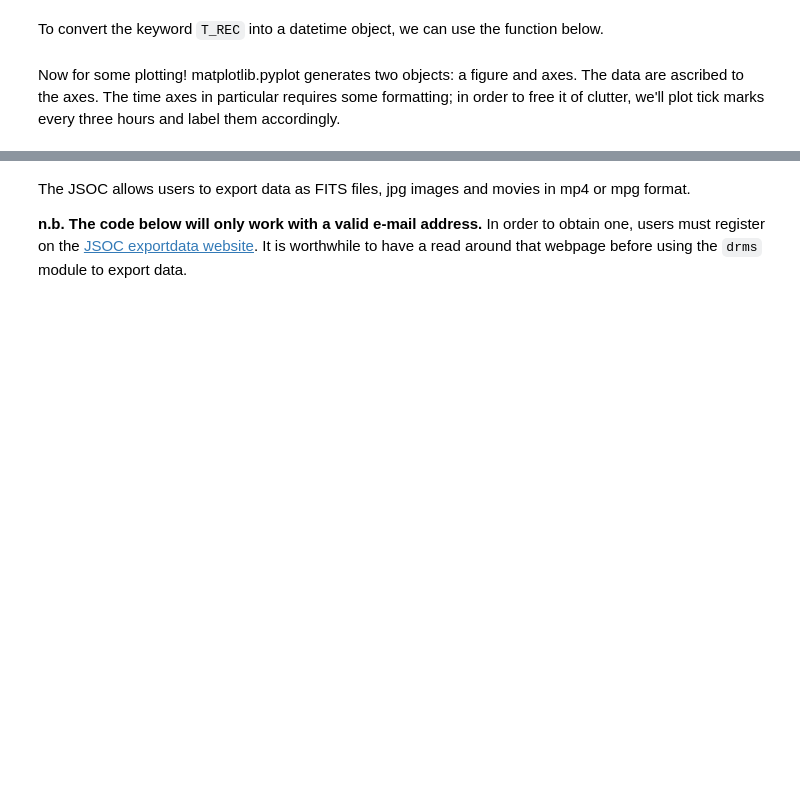
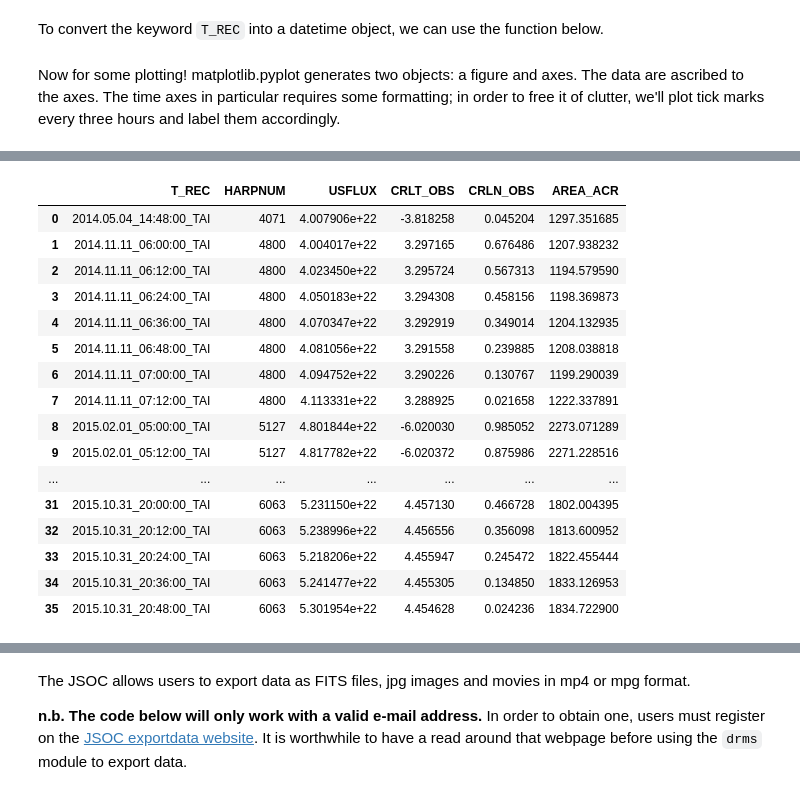
Before and after one commit to mbobra/SHARPs, a Jupyter notebook: plot_swx_d3.ipynb, the cells around one changed output, grey strips where cells are left out. Cells and saved outputs as stored; diff of their text form; code cells hidden in the pictures; blank space fills up the shorter version.

Commit message:
added some query examples for @wafels

```diff
--- a/plot_swx_d3.ipynb
+++ b/plot_swx_d3.ipynb
@@ -93,0 +137,22 @@ Text(0.5, 1.0, 'total unsigned flux starting at 2011-02-14 15:00:00 UT')
+# %%
+keys = c.query('hmi.sharp_cea_720s[][2014.01.01 - 2016.01.01][? (CRLN_OBS < 1) AND (USFLUX > 4e22) ?]', key='T_REC, HARPNUM, USFLUX, CRLT_OBS, CRLN_OBS, AREA_ACR')
+# %%
+keys
+# %% [output]
+|  | T_REC | HARPNUM | USFLUX | CRLT_OBS | CRLN_OBS | AREA_ACR |
+| 0 | 2014.05.04_14:48:00_TAI | 4071 | 4.007906e+22 | -3.818258 | 0.045204 | 1297.351685 |
+| 1 | 2014.11.11_06:00:00_TAI | 4800 | 4.004017e+22 | 3.297165 | 0.676486 | 1207.938232 |
+| 2 | 2014.11.11_06:12:00_TAI | 4800 | 4.023450e+22 | 3.295724 | 0.567313 | 1194.579590 |
+| 3 | 2014.11.11_06:24:00_TAI | 4800 | 4.050183e+22 | 3.294308 | 0.458156 | 1198.369873 |
+| 4 | 2014.11.11_06:36:00_TAI | 4800 | 4.070347e+22 | 3.292919 | 0.349014 | 1204.132935 |
+| 5 | 2014.11.11_06:48:00_TAI | 4800 | 4.081056e+22 | 3.291558 | 0.239885 | 1208.038818 |
+| 6 | 2014.11.11_07:00:00_TAI | 4800 | 4.094752e+22 | 3.290226 | 0.130767 | 1199.290039 |
+| 7 | 2014.11.11_07:12:00_TAI | 4800 | 4.113331e+22 | 3.288925 | 0.021658 | 1222.337891 |
+| 8 | 2015.02.01_05:00:00_TAI | 5127 | 4.801844e+22 | -6.020030 | 0.985052 | 2273.071289 |
+| 9 | 2015.02.01_05:12:00_TAI | 5127 | 4.817782e+22 | -6.020372 | 0.875986 | 2271.228516 |
+| ... | ... | ... | ... | ... | ... | ... |
+| 31 | 2015.10.31_20:00:00_TAI | 6063 | 5.231150e+22 | 4.457130 | 0.466728 | 1802.004395 |
+| 32 | 2015.10.31_20:12:00_TAI | 6063 | 5.238996e+22 | 4.456556 | 0.356098 | 1813.600952 |
+| 33 | 2015.10.31_20:24:00_TAI | 6063 | 5.218206e+22 | 4.455947 | 0.245472 | 1822.455444 |
+| 34 | 2015.10.31_20:36:00_TAI | 6063 | 5.241477e+22 | 4.455305 | 0.134850 | 1833.126953 |
+| 35 | 2015.10.31_20:48:00_TAI | 6063 | 5.301954e+22 | 4.454628 | 0.024236 | 1834.722900 |
```
Also changed, not shown: parts of 31 cells of this notebook.
